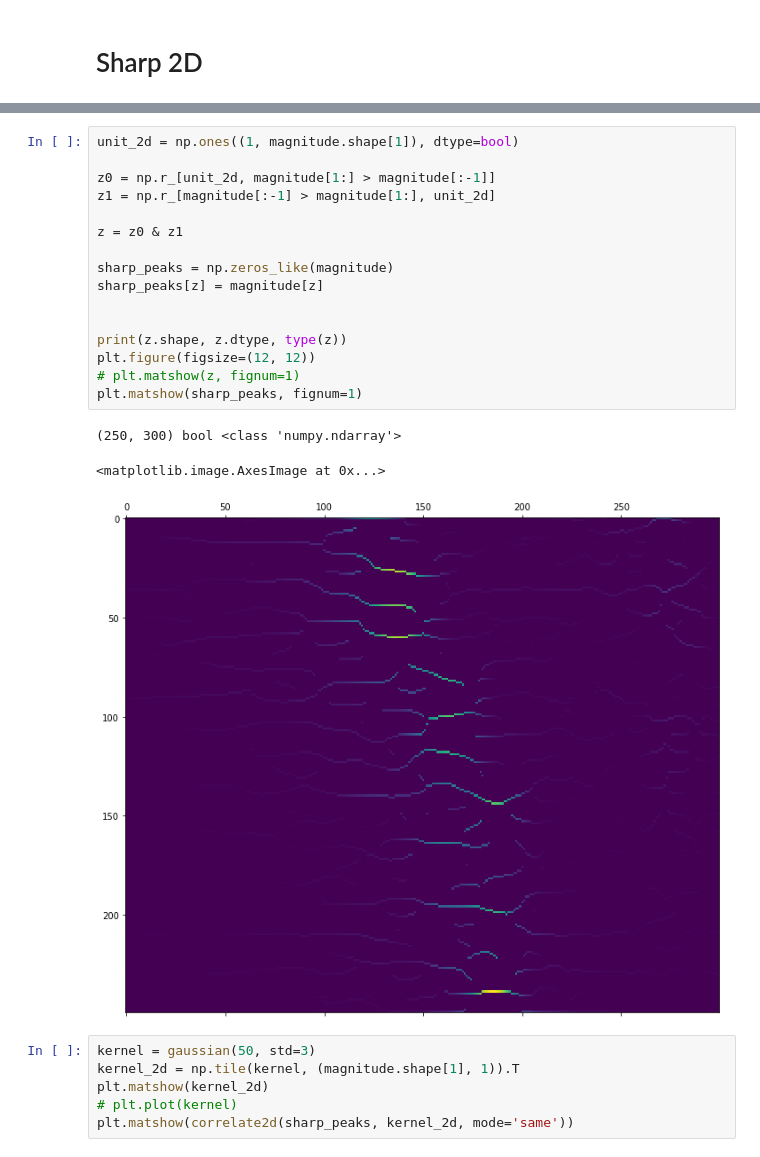
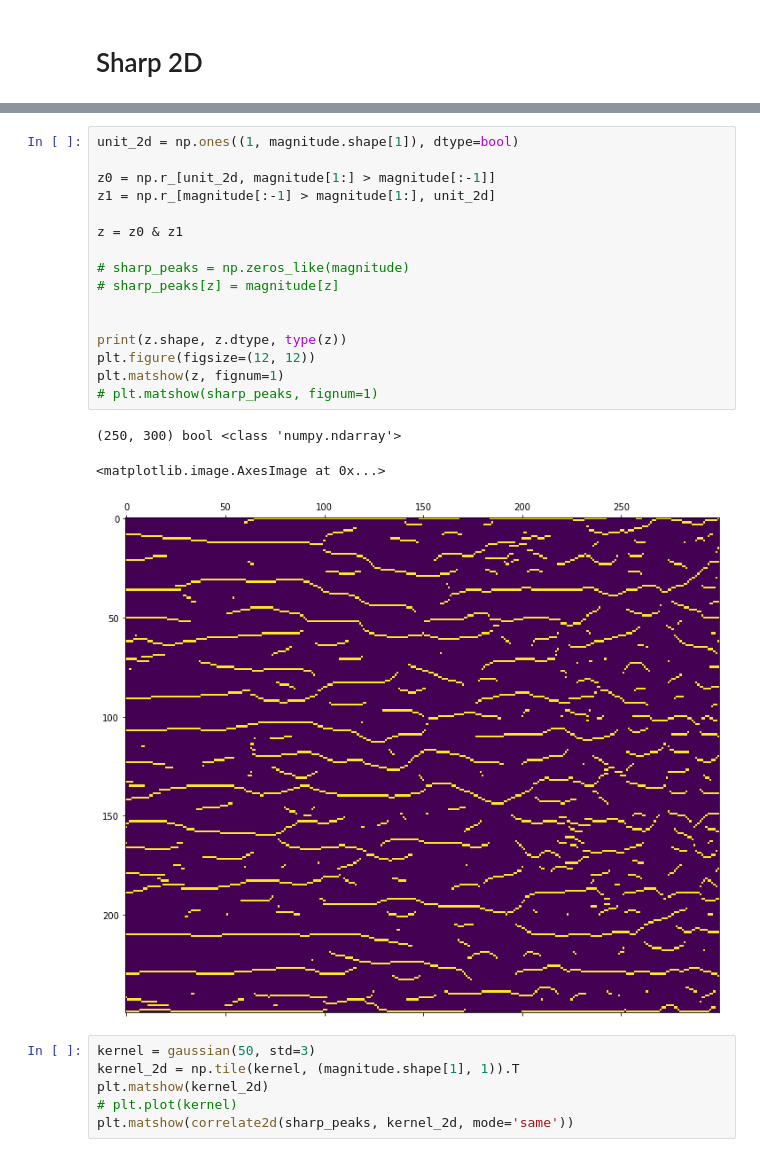
Before and after one commit to tandav/spectrogram, a Jupyter notebook: helpers/sharpening.ipynb, the cells around one changed output, grey strips where cells are left out. Drawn from its saved outputs; the diff is of its cells as text.

```diff
--- a/helpers/sharpening.ipynb
+++ b/helpers/sharpening.ipynb
@@ -261,23 +355,23 @@ dtype('bool')
 # %%
 unit_2d = np.ones((1, magnitude.shape[1]), dtype=bool)
 
 z0 = np.r_[unit_2d, magnitude[1:] > magnitude[:-1]]
 z1 = np.r_[magnitude[:-1] > magnitude[1:], unit_2d]
 
 z = z0 & z1
 
-sharp_peaks = np.zeros_like(magnitude)
-sharp_peaks[z] = magnitude[z]
+# sharp_peaks = np.zeros_like(magnitude)
+# sharp_peaks[z] = magnitude[z]
 
 
 print(z.shape, z.dtype, type(z))
 plt.figure(figsize=(12, 12))
-# plt.matshow(z, fignum=1)
-plt.matshow(sharp_peaks, fignum=1)
+plt.matshow(z, fignum=1)
+# plt.matshow(sharp_peaks, fignum=1)
 # %% [output]
 (250, 300) bool <class 'numpy.ndarray'>
 <matplotlib.image.AxesImage at 0x...>
-[figure, old version]
+[figure, new version]
 # %%
 kernel = gaussian(50, std=3)
 kernel_2d = np.tile(kernel, (magnitude.shape[1], 1)).T
```
Also changed, not shown: parts of 15 cells of this notebook, 1 other file.
